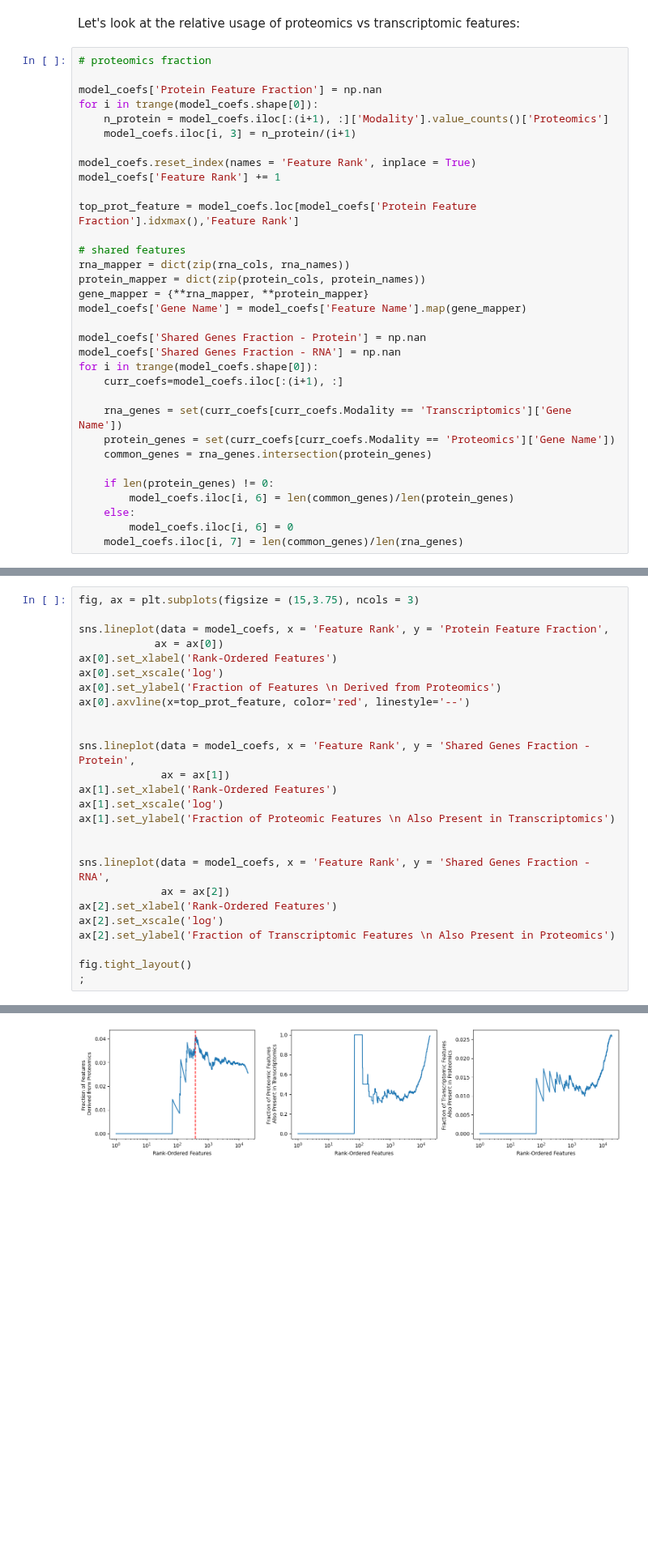
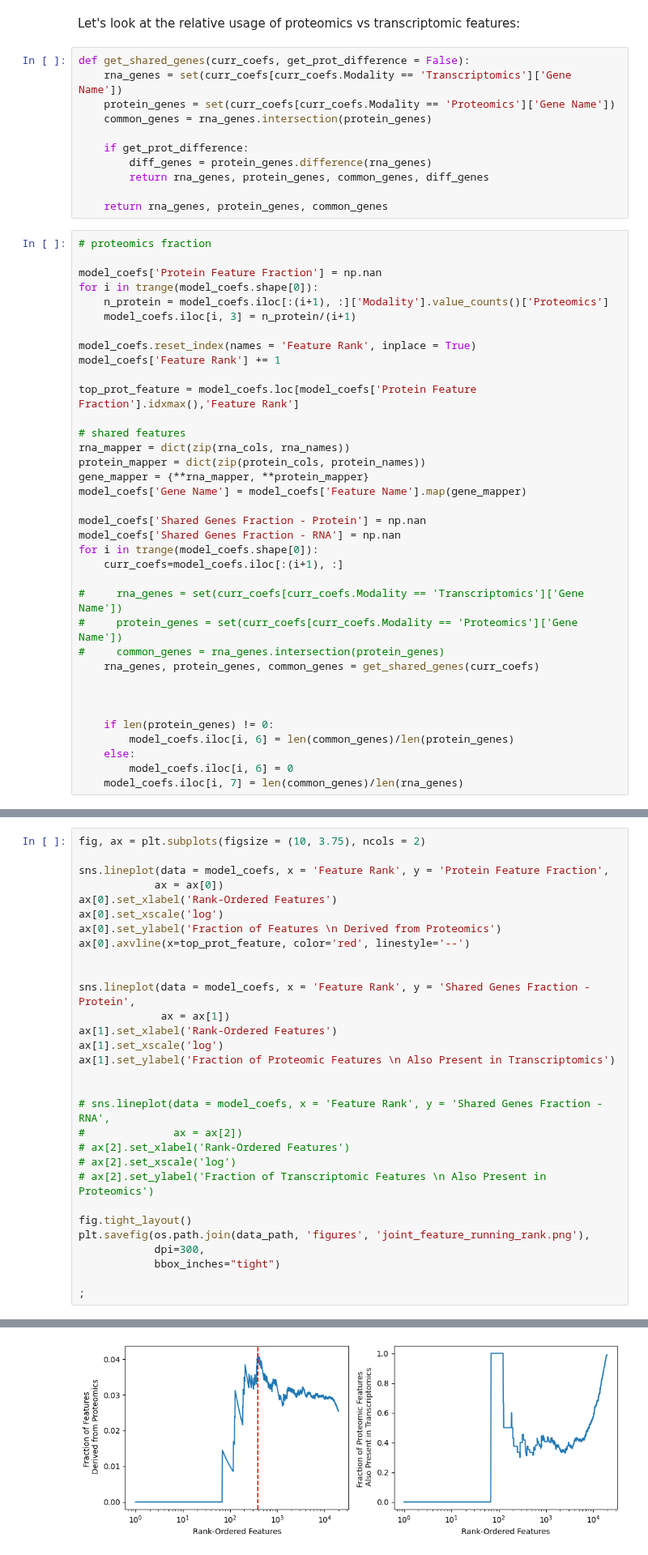
Before and after one commit to hmbaghdassarian/metastatic_potential, a Jupyter notebook: notebooks/C_joint_prediction/04_feature_analysis.ipynb, the cells around one changed output, grey strips where cells are left out. Shown at 81% size. Drawn from its saved outputs; the diff is of its cells as text; blank space fills up the shorter version.

```diff
--- a/notebooks/C_joint_prediction/04_feature_analysis.ipynb
+++ b/notebooks/C_joint_prediction/04_feature_analysis.ipynb
@@ -169,6 +179,17 @@ ax.set_xlabel('Features')
 [figure]
 # %% [markdown]
 Let's look at the relative usage of proteomics vs transcriptomic features:
+# %%
+def get_shared_genes(curr_coefs, get_prot_difference = False):
+    rna_genes = set(curr_coefs[curr_coefs.Modality == 'Transcriptomics']['Gene Name'])
+    protein_genes = set(curr_coefs[curr_coefs.Modality == 'Proteomics']['Gene Name'])
+    common_genes = rna_genes.intersection(protein_genes)
+
+    if get_prot_difference:
+        diff_genes = protein_genes.difference(rna_genes)
+        return rna_genes, protein_genes, common_genes, diff_genes
+
+    return rna_genes, protein_genes, common_genes
 # %%
 # proteomics fraction
 
@@ -193,9 +214,12 @@ model_coefs['Shared Genes Fraction - RNA'] = np.nan
 for i in trange(model_coefs.shape[0]):
     curr_coefs=model_coefs.iloc[:(i+1), :]
 
-    rna_genes = set(curr_coefs[curr_coefs.Modality == 'Transcriptomics']['Gene Name'])
-    protein_genes = set(curr_coefs[curr_coefs.Modality == 'Proteomics']['Gene Name'])
-    common_genes = rna_genes.intersection(protein_genes)
+#     rna_genes = set(curr_coefs[curr_coefs.Modality == 'Transcriptomics']['Gene Name'])
+#     protein_genes = set(curr_coefs[curr_coefs.Modality == 'Proteomics']['Gene Name'])
+#     common_genes = rna_genes.intersection(protein_genes)
+    rna_genes, protein_genes, common_genes = get_shared_genes(curr_coefs)
+
+
 
     if len(protein_genes) != 0:
         model_coefs.iloc[i, 6] = len(common_genes)/len(protein_genes)
@@ -205,32 +232,36 @@ for i in trange(model_coefs.shape[0]):
 # %%
-fig, ax = plt.subplots(figsize = (15,3.75), ncols = 3)
+fig, ax = plt.subplots(figsize = (10, 3.75), ncols = 2)
 
 sns.lineplot(data = model_coefs, x = 'Feature Rank', y = 'Protein Feature Fraction',
             ax = ax[0])
 ax[0].set_xlabel('Rank-Ordered Features')
 ax[0].set_xscale('log')
 ax[0].set_ylabel('Fraction of Features \n Derived from Proteomics')
 ax[0].axvline(x=top_prot_feature, color='red', linestyle='--')
 
 
 sns.lineplot(data = model_coefs, x = 'Feature Rank', y = 'Shared Genes Fraction - Protein',
              ax = ax[1])
 ax[1].set_xlabel('Rank-Ordered Features')
 ax[1].set_xscale('log')
 ax[1].set_ylabel('Fraction of Proteomic Features \n Also Present in Transcriptomics')
 
 
-sns.lineplot(data = model_coefs, x = 'Feature Rank', y = 'Shared Genes Fraction - RNA',
-             ax = ax[2])
-ax[2].set_xlabel('Rank-Ordered Features')
-ax[2].set_xscale('log')
-ax[2].set_ylabel('Fraction of Transcriptomic Features \n Also Present in Proteomics')
+# sns.lineplot(data = model_coefs, x = 'Feature Rank', y = 'Shared Genes Fraction - RNA',
+#              ax = ax[2])
+# ax[2].set_xlabel('Rank-Ordered Features')
+# ax[2].set_xscale('log')
+# ax[2].set_ylabel('Fraction of Transcriptomic Features \n Also Present in Proteomics')
 
 fig.tight_layout()
+plt.savefig(os.path.join(data_path, 'figures', 'joint_feature_running_rank.png'),
+            dpi=300,
+            bbox_inches="tight")
+
 ;
 # %% [output]
 ''
-[figure, old version]
+[figure, new version]
 # %%
 msg = 'Whereas all {} RNA features were selected in the model, '.format(len(selected_rna_cols))
 msg += 'only {} of the protein features were selected'.format(len(selected_protein_cols))
```
Also changed, not shown: parts of 22 cells of this notebook, 9 other files.
